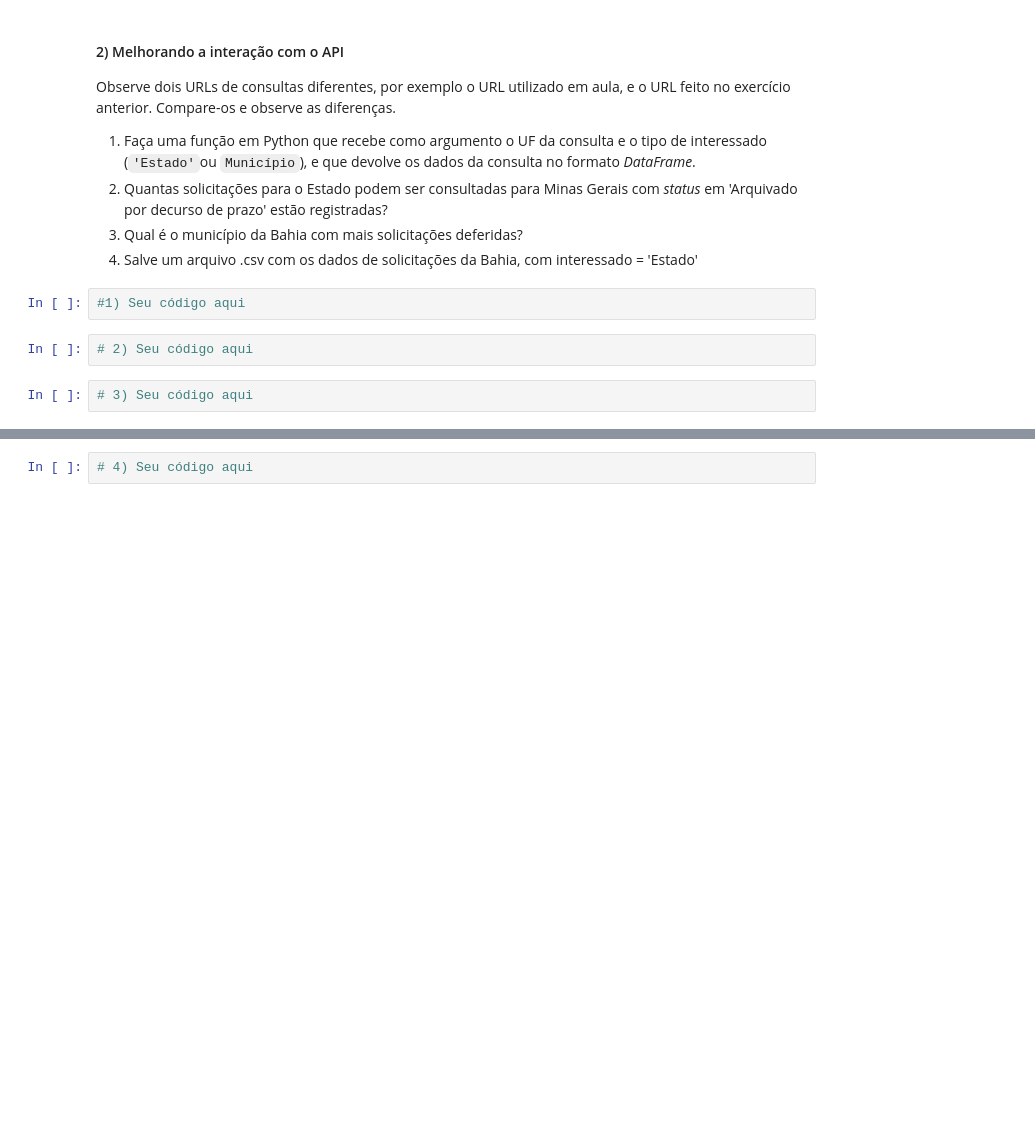
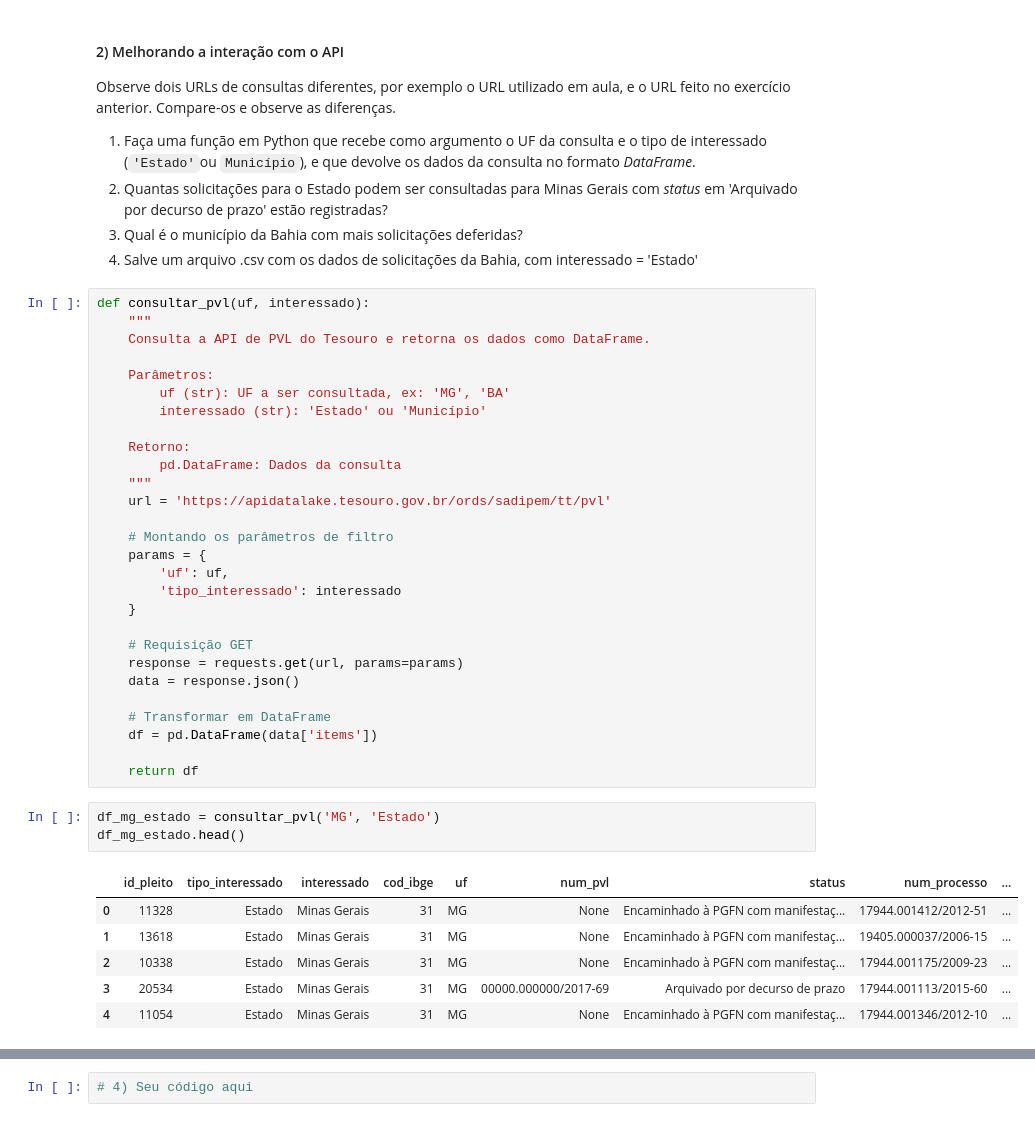
Before and after one commit to DDricko/Ciencia_de_dados_Ebac, a Jupyter notebook: Profissão_Cientista_de_Dados_M4_Tarefa_aulas_06_a_08.ipynb, the cells around one changed output, grey strips where cells are left out. Drawn from its saved outputs; the diff is of its cells as text; blank space fills up the shorter version.

```diff
--- a/Profissão_Cientista_de_Dados_M4_Tarefa_aulas_06_a_08.ipynb
+++ b/Profissão_Cientista_de_Dados_M4_Tarefa_aulas_06_a_08.ipynb
@@ -33,9 +109,41 @@ Observe dois URLs de consultas diferentes, por exemplo o URL utilizado em aula,
 2. Quantas solicitações para o Estado podem ser consultadas para Minas Gerais com *status* em 'Arquivado por decurso de prazo' estão registradas?
 3. Qual é o município da Bahia com mais solicitações deferidas?
 4. Salve um arquivo .csv com os dados de solicitações da Bahia, com interessado = 'Estado'
-# %%
-#1) Seu código aqui
-# %%
-# 2) Seu código aqui
-# %%
-# 3) Seu código aqui
+# %%
+def consultar_pvl(uf, interessado):
+    """
+    Consulta a API de PVL do Tesouro e retorna os dados como DataFrame.
+
+    Parâmetros:
+        uf (str): UF a ser consultada, ex: 'MG', 'BA'
+        interessado (str): 'Estado' ou 'Município'
+
+    Retorno:
+        pd.DataFrame: Dados da consulta
+    """
+    url = 'https://apidatalake.tesouro.gov.br/ords/sadipem/tt/pvl'
+
+    # Montando os parâmetros de filtro
+    params = {
+        'uf': uf,
+        'tipo_interessado': interessado
+    }
+
+    # Requisição GET
+    response = requests.get(url, params=params)
+    data = response.json()
+
+    # Transformar em DataFrame
+    df = pd.DataFrame(data['items'])
+
+    return df
+# %%
+df_mg_estado = consultar_pvl('MG', 'Estado')
+df_mg_estado.head()
+# %% [output]
+|  | id_pleito | tipo_interessado | interessado | cod_ibge | uf | num_pvl | status | num_processo | ... |
+| 0 | 11328 | Estado | Minas Gerais | 31 | MG | None | Encaminhado à PGFN com manifestaç... | 17944.001412/2012-51 | ... |
+| 1 | 13618 | Estado | Minas Gerais | 31 | MG | None | Encaminhado à PGFN com manifestaç... | 19405.000037/2006-15 | ... |
+| 2 | 10338 | Estado | Minas Gerais | 31 | MG | None | Encaminhado à PGFN com manifestaç... | 17944.001175/2009-23 | ... |
+| 3 | 20534 | Estado | Minas Gerais | 31 | MG | 00000.000000/2017-69 | Arquivado por decurso de prazo | 17944.001113/2015-60 | ... |
+| 4 | 11054 | Estado | Minas Gerais | 31 | MG | None | Encaminhado à PGFN com manifestaç... | 17944.001346/2012-10 | ... |
```
Also changed, not shown: parts of 10 cells of this notebook.
